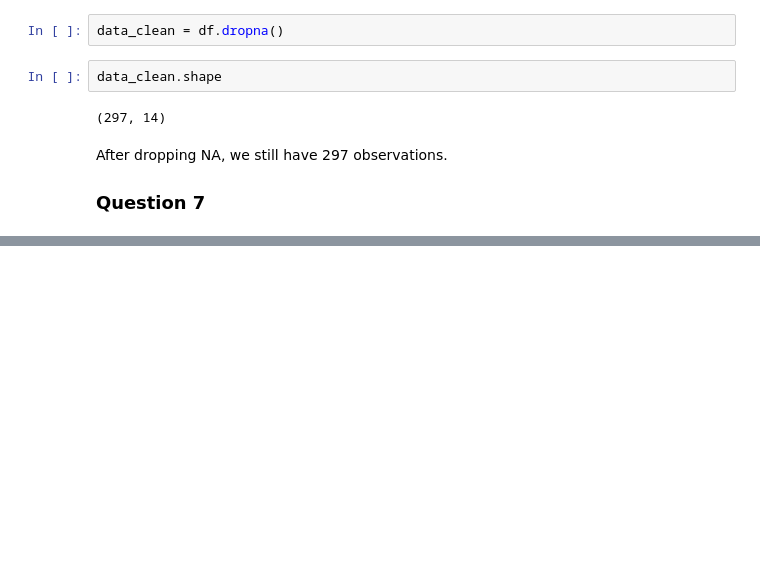
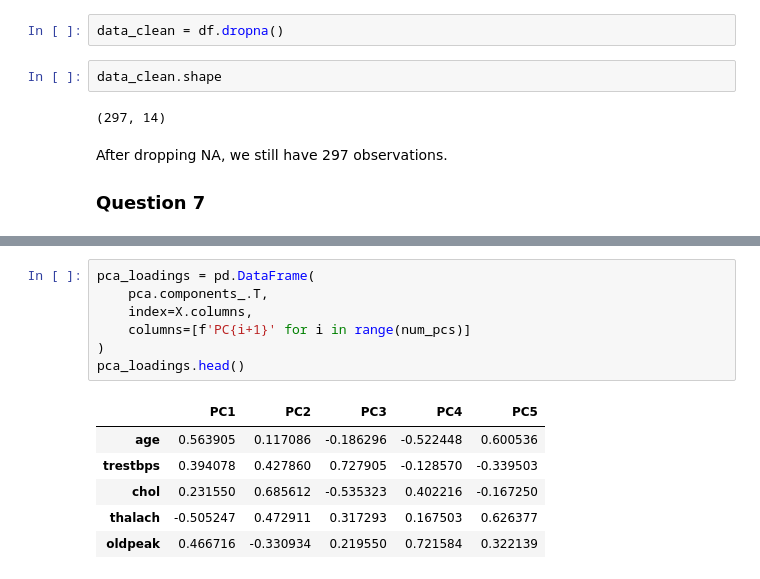
Before and after one commit to jings3/3DA3-A6, a Jupyter notebook: 3DA3A6.ipynb, the cells around one changed output, grey strips where cells are left out. Saved outputs shown, nothing was run; the diff lists cells and outputs as text; blank space fills up the shorter version.

```diff
--- a/3DA3A6.ipynb
+++ b/3DA3A6.ipynb
@@ -265,0 +304,14 @@ After dropping NA, we still have 297 observations.
+# %%
+pca_loadings = pd.DataFrame(
+    pca.components_.T,
+    index=X.columns,
+    columns=[f'PC{i+1}' for i in range(num_pcs)]
+)
+pca_loadings.head()
+# %% [output]
+|  | PC1 | PC2 | PC3 | PC4 | PC5 |
+| age | 0.563905 | 0.117086 | -0.186296 | -0.522448 | 0.600536 |
+| trestbps | 0.394078 | 0.427860 | 0.727905 | -0.128570 | -0.339503 |
+| chol | 0.231550 | 0.685612 | -0.535323 | 0.402216 | -0.167250 |
+| thalach | -0.505247 | 0.472911 | 0.317293 | 0.167503 | 0.626377 |
+| oldpeak | 0.466716 | -0.330934 | 0.219550 | 0.721584 | 0.322139 |
```
Also changed, not shown: parts of 8 cells of this notebook.
